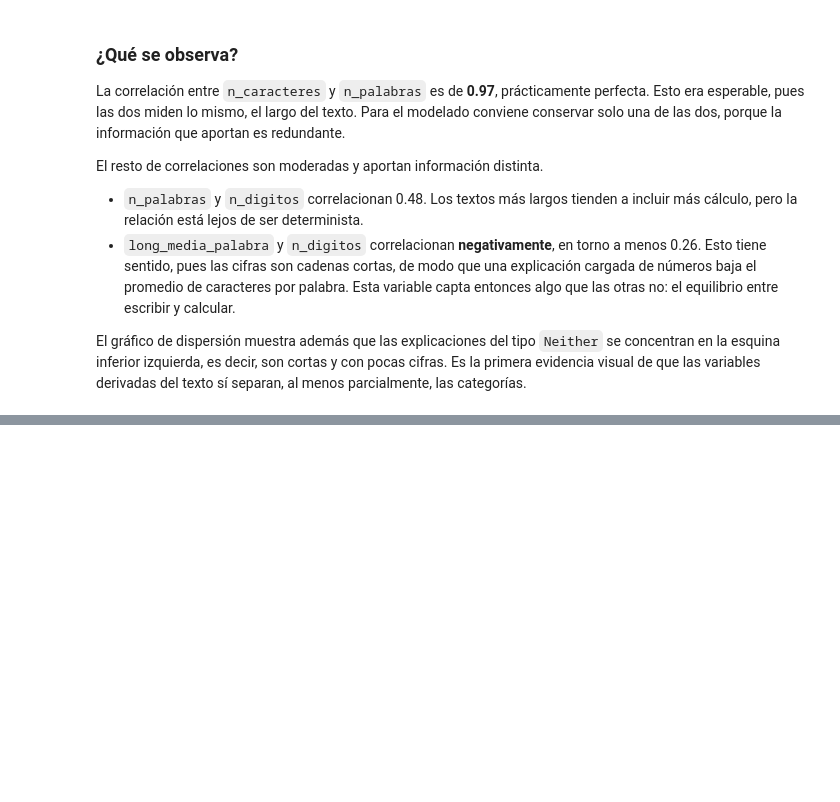
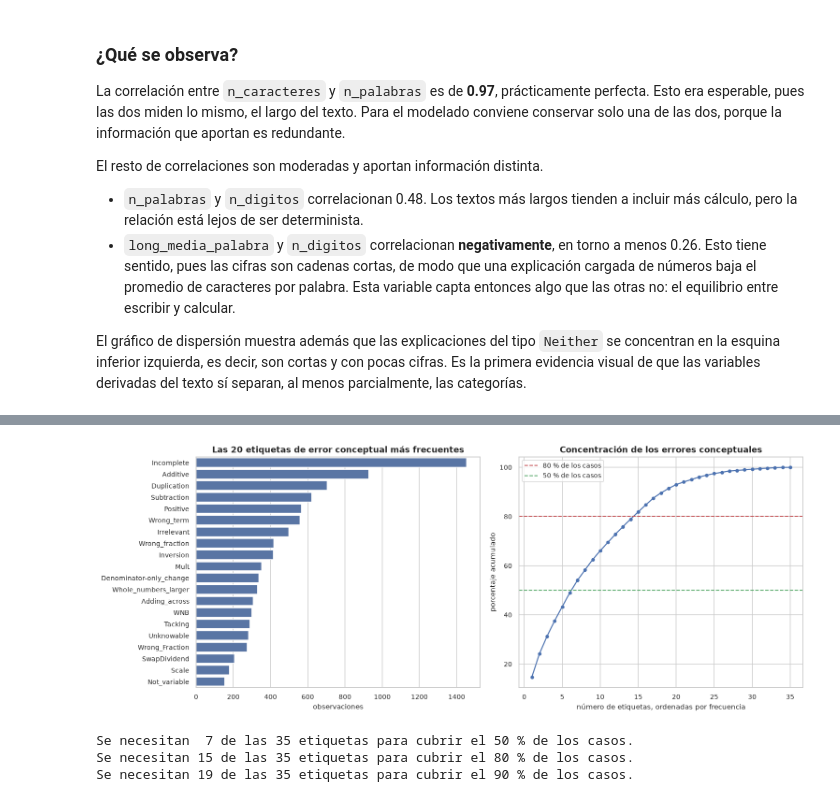
Before and after one commit to Tunchxz/math-misconception-map, a Jupyter notebook: notebooks/02_eda.ipynb, the cells around one changed output, grey strips where cells are left out. Saved outputs shown, nothing was run; the diff lists cells and outputs as text; code cells hidden in the pictures; blank space fills up the shorter version.

```diff
--- a/notebooks/02_eda.ipynb
+++ b/notebooks/02_eda.ipynb
@@ -219,0 +271,14 @@ El gráfico de dispersión muestra además que las explicaciones del tipo `Neith
+# %%
+con_error = train[train["misconception"] != "NA"]
+frec = con_error["misconception"].value_counts()
+
+tabla_m = frec.to_frame("frecuencia")
+tabla_m["pct_sobre_errores"] = (tabla_m["frecuencia"] / len(con_error) * 100).round(2)
+tabla_m["pct_sobre_total"] = (tabla_m["frecuencia"] / len(train) * 100).round(2)
+tabla_m["acumulado"] = tabla_m["pct_sobre_errores"].cumsum().round(2)
+
+print("Observaciones con error conceptual:", f"{len(con_error):,}",
+      f"({len(con_error) / len(train) * 100:.2f} % del total)")
+print("Etiquetas distintas:", frec.size)
+print("Razón entre la más y la menos frecuente:", round(frec.iloc[0] / frec.iloc[-1], 1), "a 1")
+tabla_m.head(12)
@@ -219,0 +318,27 @@ El gráfico de dispersión muestra además que las explicaciones del tipo `Neith
+# %%
+fig, axes = plt.subplots(1, 2, figsize=(14, 5.5))
+
+top = frec.head(20)
+sns.barplot(x=top.values, y=top.index, ax=axes[0], color="#4C72B0")
+axes[0].set_title("Las 20 etiquetas de error conceptual más frecuentes")
+axes[0].set_xlabel("observaciones"); axes[0].set_ylabel("")
+
+acum = (frec.cumsum() / frec.sum() * 100).values
+axes[1].plot(range(1, len(acum) + 1), acum, marker="o", ms=4, color="#4C72B0")
+axes[1].axhline(80, color="#C44E52", ls="--", lw=1.3, label="80 % de los casos")
+axes[1].axhline(50, color="#55A868", ls="--", lw=1.3, label="50 % de los casos")
+axes[1].set_xlabel("número de etiquetas, ordenadas por frecuencia")
+axes[1].set_ylabel("porcentaje acumulado")
+axes[1].set_title("Concentración de los errores conceptuales")
+axes[1].legend()
+fig.tight_layout()
+plt.show()
+
+for umbral in (50, 80, 90):
+    n = int((acum < umbral).sum()) + 1
+    print(f"Se necesitan {n:2d} de las 35 etiquetas para cubrir el {umbral} % de los casos.")
+# %% [output]
+[figure, added]
+Se necesitan  7 de las 35 etiquetas para cubrir el 50 % de los casos.
+Se necesitan 15 de las 35 etiquetas para cubrir el 80 % de los casos.
+Se necesitan 19 de las 35 etiquetas para cubrir el 90 % de los casos.
```
Also changed, not shown: parts of 12 cells of this notebook.
